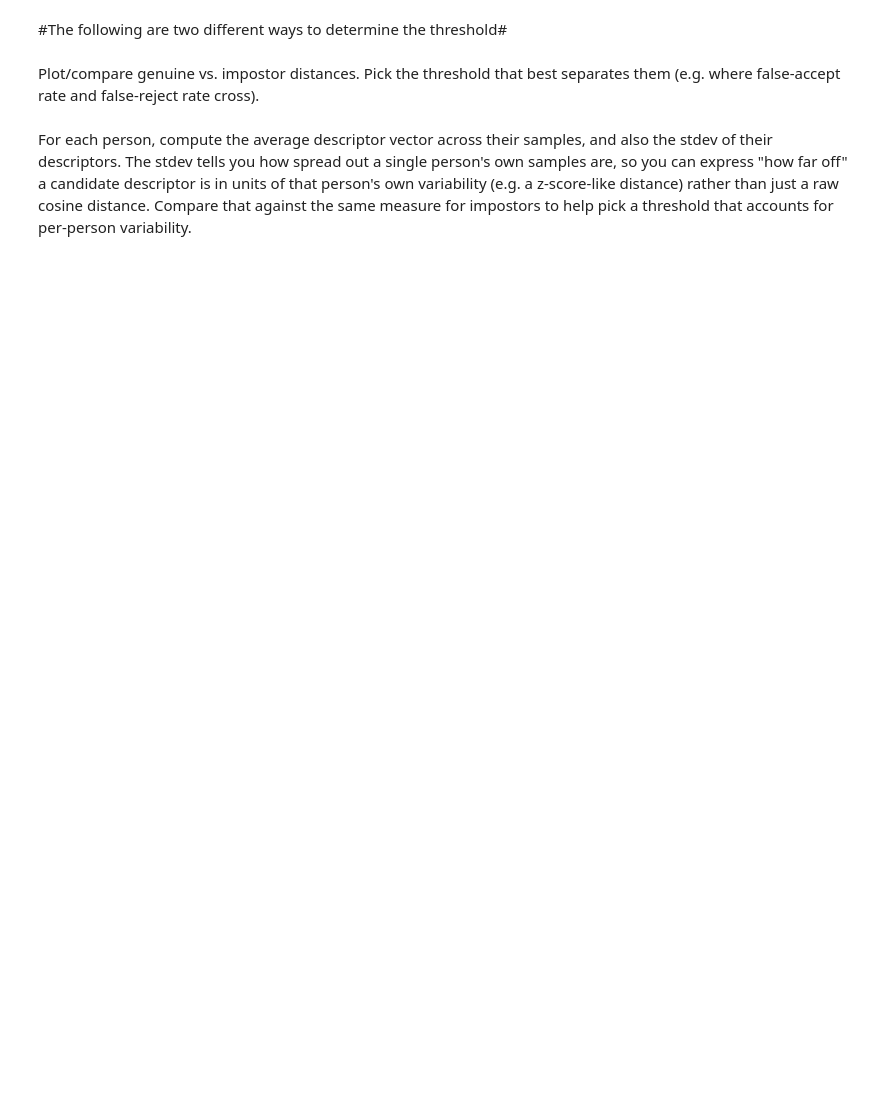
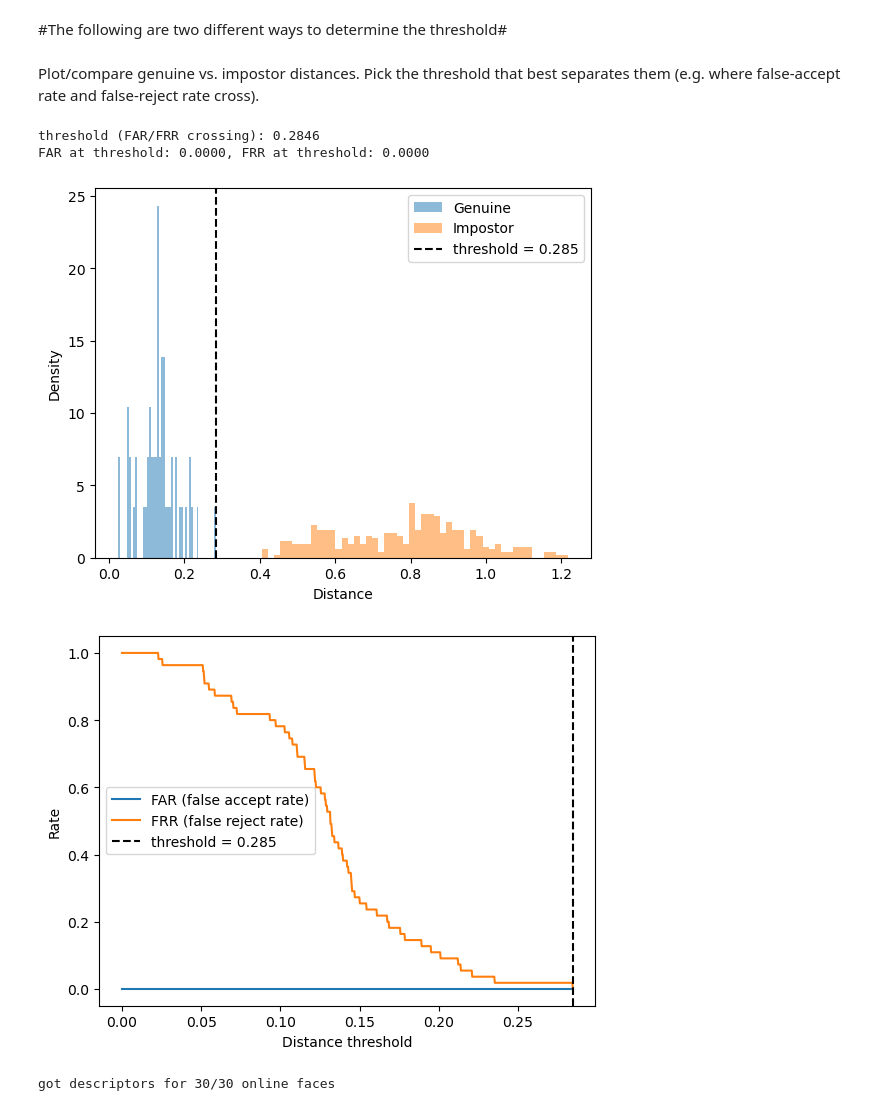
Before and after one commit to LashikaKapoor28/Vision_Module_Capstone, a Jupyter notebook: tuning/recognition_threshold.ipynb, the cells around one changed output. Drawn from its saved outputs; the diff is of its cells as text; code cells hidden in the pictures; blank space fills up the shorter version.

Commit message:
Found recognition threshold: 0.2846. Started developing whispers.py, all method stubs are complete.

```diff
--- a/tuning/recognition_threshold.ipynb
+++ b/tuning/recognition_threshold.ipynb
@@ -118,20 +118,37 @@ impostor = np.array(impostor)
 
 Plot/compare genuine vs. impostor distances. Pick the threshold that best separates them (e.g. where false-accept rate and false-reject rate cross).
 # %%
-# TODO: visualize genuine vs impostor distances and decide on `threshold`
 import matplotlib.pyplot as plt
-plt.hist(genuine, bins=50, alpha=0.5, label="Genuine")
-plt.hist(impostor, bins=50, alpha=0.5, label="Impostor")
+
+# Sweep candidate thresholds and find where the false-accept rate (impostor
+# pairs wrongly called a match) crosses the false-reject rate (genuine pairs
+# wrongly called a non-match).
+candidates = np.linspace(0, min(genuine.max(), impostor.max()), 1000)
+far = np.array([(impostor <= t).mean() for t in candidates])
+frr = np.array([(genuine > t).mean() for t in candidates])
+
+crossing_idx = np.argmin(np.abs(far - frr))
+threshold = candidates[crossing_idx]
+print(f"threshold (FAR/FRR crossing): {threshold:.4f}")
+print(f"FAR at threshold: {far[crossing_idx]:.4f}, FRR at threshold: {frr[crossing_idx]:.4f}")
+
+plt.hist(genuine, bins=50, alpha=0.5, label="Genuine", density=True)
+plt.hist(impostor, bins=50, alpha=0.5, label="Impostor", density=True)
+plt.axvline(threshold, color="k", linestyle="--", label=f"threshold = {threshold:.3f}")
 plt.xlabel("Distance")
-plt.ylabel("Frequency")
+plt.ylabel("Density")
 plt.legend()
-#find where false accept and false reject rate cross
+plt.show()
+
+plt.plot(candidates, far, label="FAR (false accept rate)")
+plt.plot(candidates, frr, label="FRR (false reject rate)")
+plt.axvline(threshold, color="k", linestyle="--", label=f"threshold = {threshold:.3f}")
+plt.xlabel("Distance threshold")
+plt.ylabel("Rate")
+plt.legend()
+plt.show()
+# %% [output]
+threshold (FAR/FRR crossing): 0.2846
+FAR at threshold: 0.0000, FRR at threshold: 0.0000
+[figure, added]
+[figure, added]
-# %% [markdown]
-
-
-For each person, compute the average descriptor vector across their samples, and also the
-stdev of their descriptors. The stdev tells you how spread out a single person's own samples
-are, so you can express "how far off" a candidate descriptor is in units of that person's own
-variability (e.g. a z-score-like distance) rather than just a raw cosine distance. Compare
-that against the same measure for impostors to help pick a threshold that accounts for
-per-person variability.
@@ -162,0 +155,18 @@ for person in dataset:
+# %%
+online_faces_dir = Path.cwd().parent / "online_faces" / "Online Faces"
+online_paths = sorted(
+    p for p in online_faces_dir.iterdir() if p.suffix.lower() in image_extensions
+)
+
+online_descriptors = []
+kept_paths = []
+for p in online_paths:
+    descs = get_descriptors(load_image(p))
+    if descs:
+        online_descriptors.append(descs[0])  # one face expected per photo
+        kept_paths.append(p)
+
+online_descriptors = np.array(online_descriptors)
+print(f"got descriptors for {len(online_descriptors)}/{len(online_paths)} online faces")
+# %% [output]
+got descriptors for 30/30 online faces
```
Also changed, not shown: parts of 6 cells of this notebook, 3 other files.
